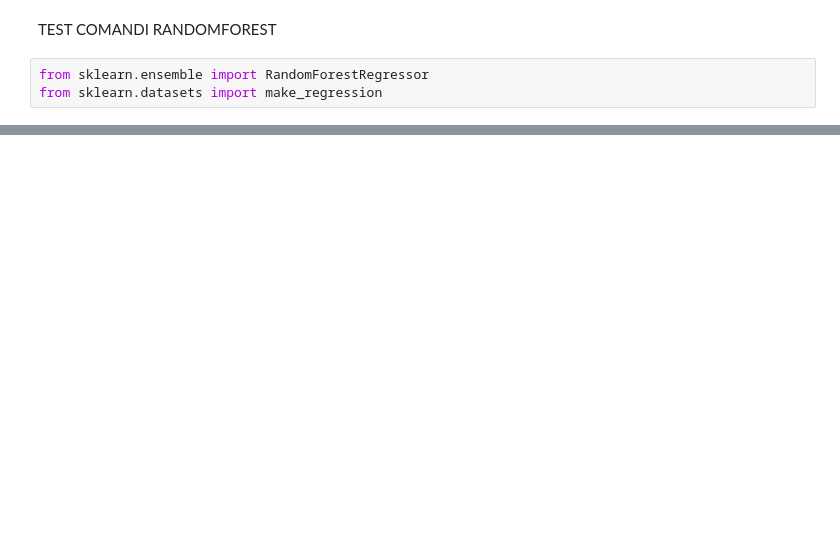
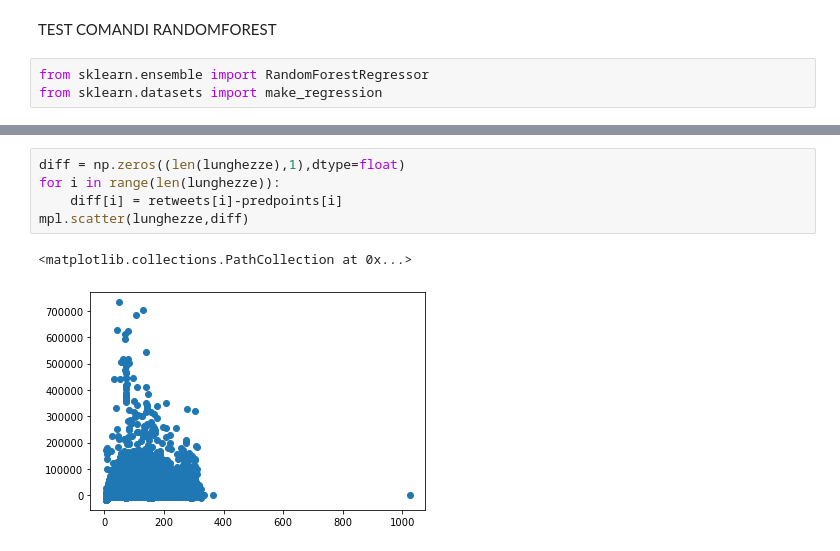
Before and after one commit to mpv88/intro2ml_2021_final_project, a Jupyter notebook: Codes/PROVEVARIE.ipynb, the cells around one changed output, grey strips where cells are left out. Saved outputs shown, nothing was run; the diff lists cells and outputs as text; blank space fills up the shorter version.

```diff
--- a/Codes/PROVEVARIE.ipynb
+++ b/Codes/PROVEVARIE.ipynb
@@ -146,0 +155,8 @@ print(regr.predict([[1.2]]))
+# %%
+diff = np.zeros((len(lunghezze),1),dtype=float)
+for i in range(len(lunghezze)):
+    diff[i] = retweets[i]-predpoints[i]
+mpl.scatter(lunghezze,diff)
+# %% [output]
+<matplotlib.collections.PathCollection at 0x...>
+[figure, added]
```
Also changed, not shown: parts of 9 cells of this notebook, 2 other files.
